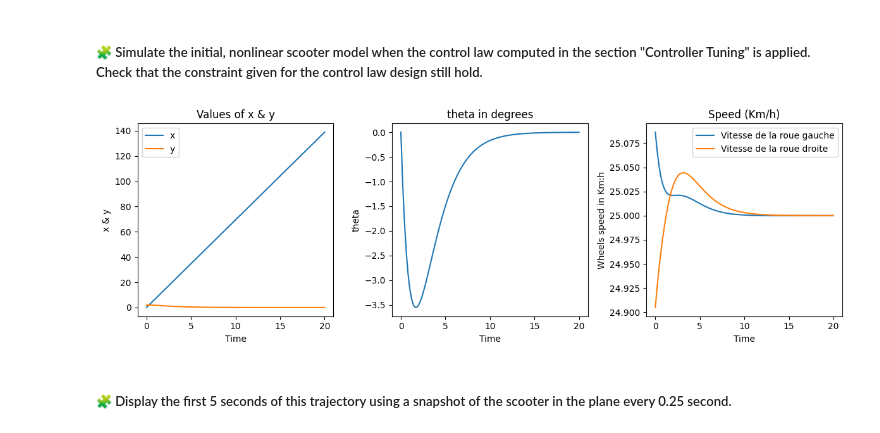
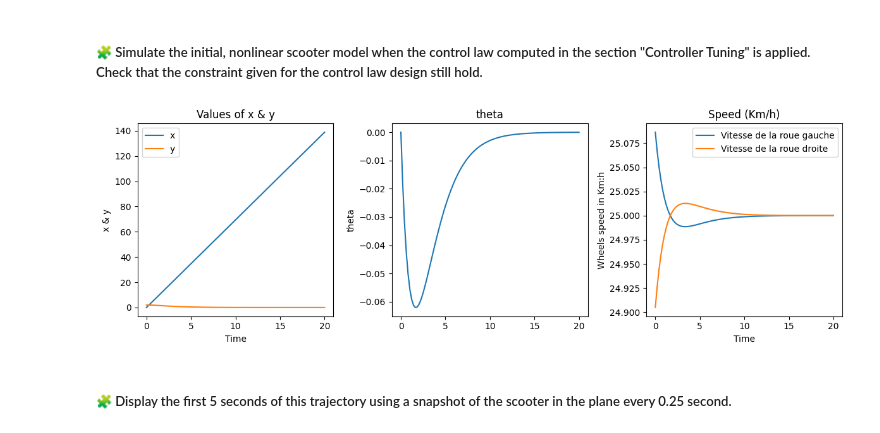
Before and after one commit to idalioua/control-engineering-with-python-project-2023-2024, a Jupyter notebook: Project-part-3.ipynb, the cells around one changed output. Saved outputs shown, nothing was run; the diff lists cells and outputs as text; code cells hidden in the pictures.

```diff
--- a/Project-part-3.ipynb
+++ b/Project-part-3.ipynb
@@ -620,6 +620,7 @@ Delta_theta is between 0 and -3.5 degress, so it never exeeds +- 5 degs
 # %% [markdown]
 ##### 🧩 Simulate the initial, nonlinear scooter model when the control law computed in the section "Controller Tuning" is applied. Check that the constraint given for the control law design still hold.
 # %%
+
 
 def non_lin_w(t,VAR):
     Xr=array([v*t,0,0])
@@ -634,46 +635,45 @@ def non_lin_fonction(t, VAR):
     dx = r * 0.5 * (omega_l + omega_r) * cos(VAR[2])
     dy = r * 0.5 * (omega_l + omega_r) * sin(VAR[2])
     dtheta = r * (omega_r - omega_l) / l
     return array([dx, dy, dtheta])
 y0 = [0, 2, 0]
 tf = 20
 non_lin_results = solve_ivp(fun=non_lin_fonction, t_span=[0, tf], y0=y0, dense_output=True, rtol=1e-6, atol=1e-6)
 t = linspace(0.0, tf, 100)
-X = non_lin_results.sol(t)
-x, y, theta = X
+solution = results.sol(t)
+delta_x, delta_y, delta_theta = solution
 
 # Visualisation des résultats
 plt.figure(figsize=(12, 4))
 
 plt.subplot(1, 3, 1)
-plt.plot(t, x,label="x")
-plt.plot(t, y,label="y")
+plt.plot(t, delta_x,label="x")
+plt.plot(t, delta_y,label="y")
 plt.xlabel('Time')
 plt.ylabel('x & y')
 plt.title('Values of x & y')
 plt.legend()
 
 plt.subplot(1, 3, 2)
-plt.plot(t, theta*180/pi)
+plt.plot(t, delta_theta)
+delta_x, delta_y, delta_theta = delta_X
 
-plt.xlabel('Time')
+
 plt.ylabel('theta')
-plt.title('theta in degrees')
-dOmega = np.array([non_lin_w(ti, X[:, i]) for i, ti in enumerate(t)])
-dOmega_l = dOmega[:, 0]
-dOmega_r = dOmega[:, 1]
+plt.title('theta')
+dOmega = np.array([omega(ti, solution[:, i]) for i, ti in enumerate(t)])
 plt.subplot(1, 3, 3)
-plt.plot(t, dOmega_l*r*3.6,label="Vitesse de la roue gauche")
-plt.plot(t, dOmega_r*r*3.6,label="Vitesse de la roue droite")
+plt.plot(t, speed_l,label="Vitesse de la roue gauche")
+plt.plot(t, speed_r,label="Vitesse de la roue droite")
 plt.xlabel('Time')
 plt.ylabel('Wheels speed in Km:h')
 plt.title('Speed (Km/h)')
 plt.legend()
 
 plt.tight_layout()
 plt.show()
 # %% [output]
-[figure, old version]
+[figure, new version]
 # %% [markdown]
 ##### 🧩 Display the first 5 seconds of this trajectory using a snapshot of the scooter in the plane every 0.25 second.
 # %%
```
Also changed, not shown: parts of 1 cell of this notebook.
